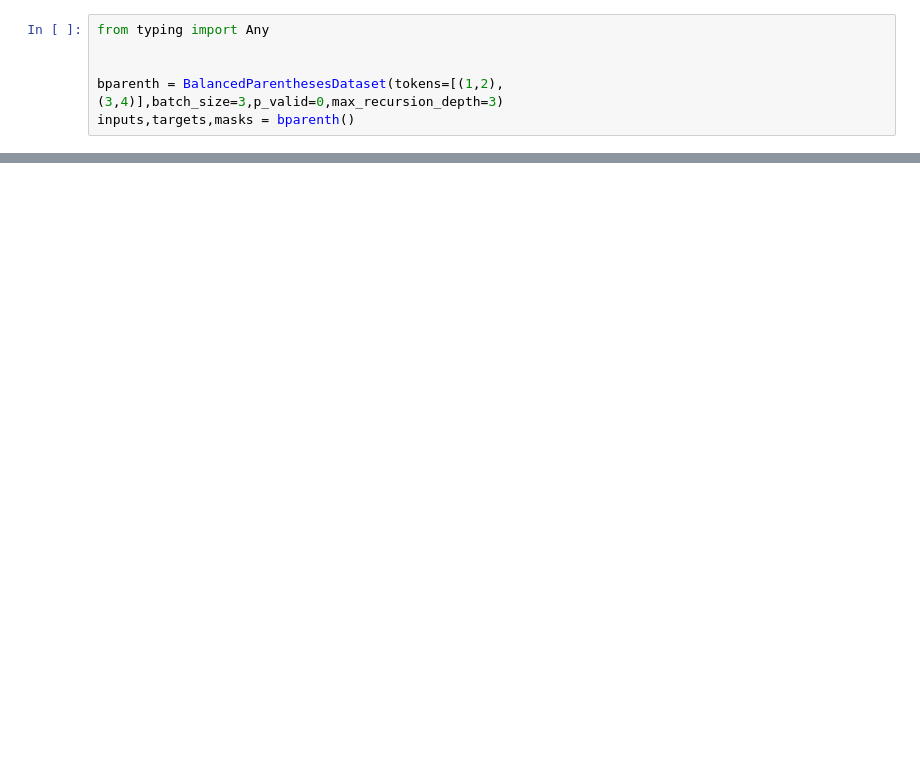
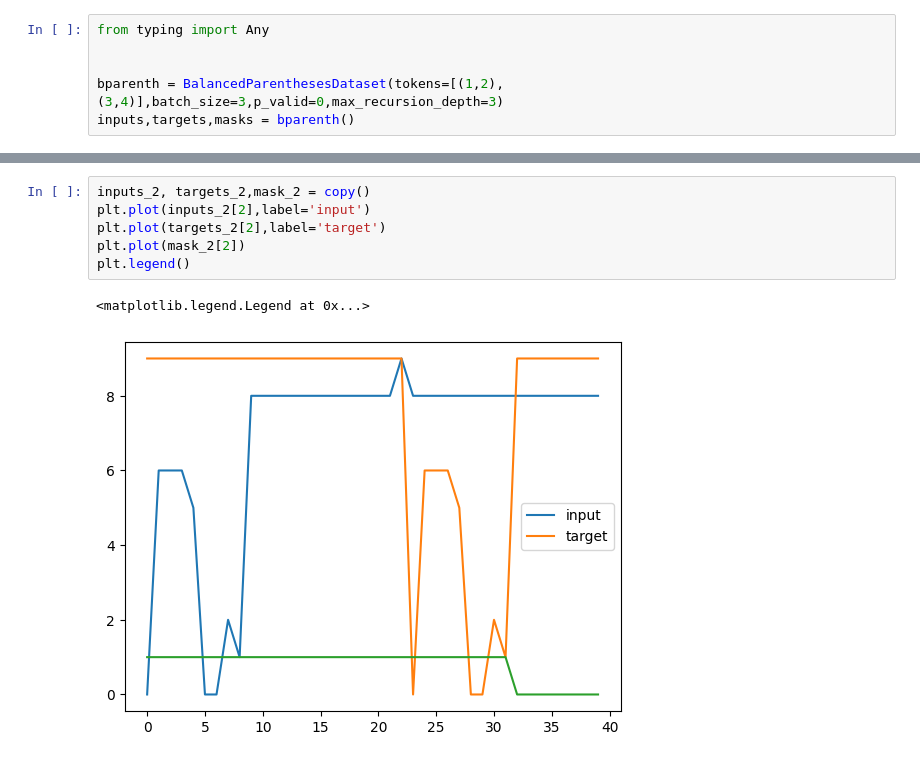
Before and after one commit to phess2/9520_recurrent_networks, a Jupyter notebook: test_datasets.ipynb, the cells around one changed output, grey strips where cells are left out. Cells and saved outputs as stored; diff of their text form; blank space fills up the shorter version.

```diff
--- a/test_datasets.ipynb
+++ b/test_datasets.ipynb
@@ -93,0 +107,9 @@ plt.legend()
+# %%
+inputs_2, targets_2,mask_2 = copy()
+plt.plot(inputs_2[2],label='input')
+plt.plot(targets_2[2],label='target')
+plt.plot(mask_2[2])
+plt.legend()
+# %% [output]
+<matplotlib.legend.Legend at 0x...>
+[figure, added]
```
Also changed, not shown: parts of 4 cells of this notebook, 2 other files.
